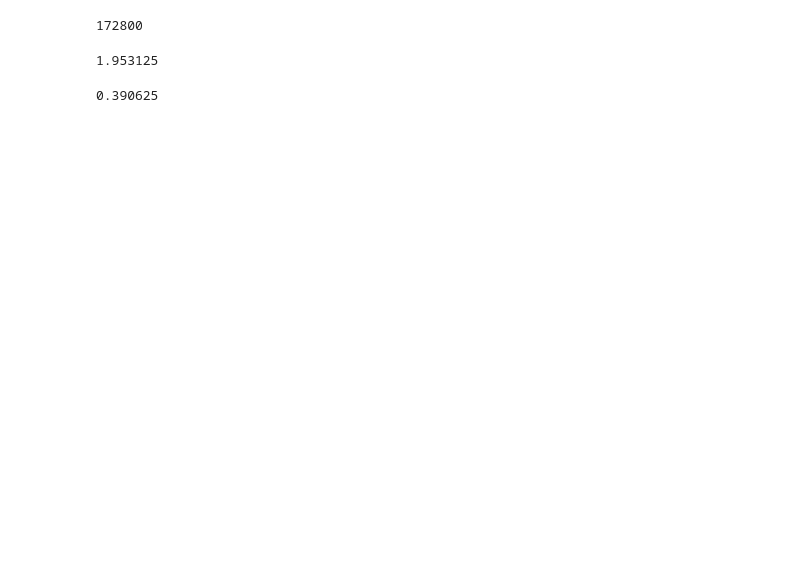
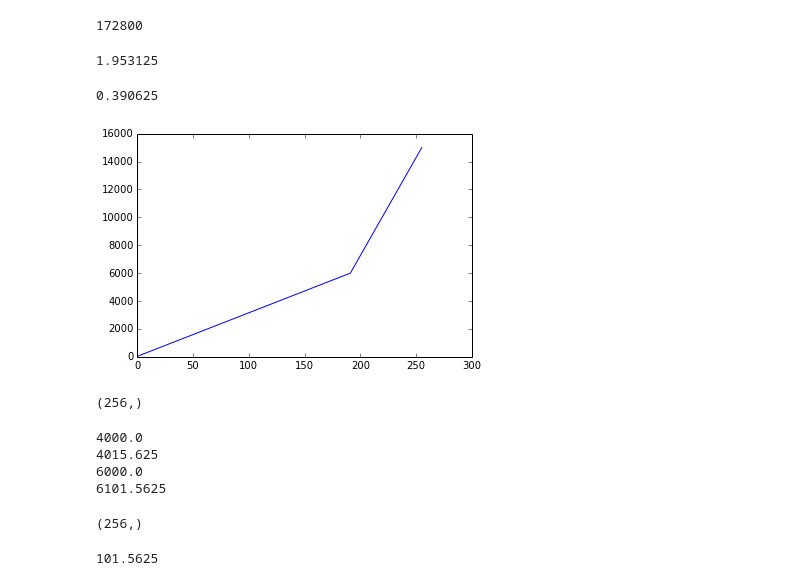
Before and after one commit to UBC-MOAD/flow_separation, a Jupyter notebook: notebooks_2D_runs/gen_flow_sep_files.ipynb, the cells around one changed output. Cells and saved outputs as stored; diff of their text form; code cells hidden in the pictures; blank space fills up the shorter version.

```diff
--- a/notebooks_2D_runs/gen_flow_sep_files.ipynb
+++ b/notebooks_2D_runs/gen_flow_sep_files.ipynb
@@ -124,3 +150,27 @@ _T.shape
 200/512
 # %% [output]
 0.390625
+# %%
+plt.plot(_x); plt.show();
+_x.shape
+# %% [output]
+[figure, added]
+(256,)
+# %%
+print _x1[-1]
+print _x2[0]
+print _x2[-1]
+print _x3[0]
+# %% [output]
+4000.0
+4015.625
+6000.0
+6101.5625
+# %%
+_x.shape
+# %% [output]
+(256,)
+# %%
+_dx_ext
+# %% [output]
+101.5625
```
Also changed, not shown: parts of 5 cells of this notebook, 1 other file.
